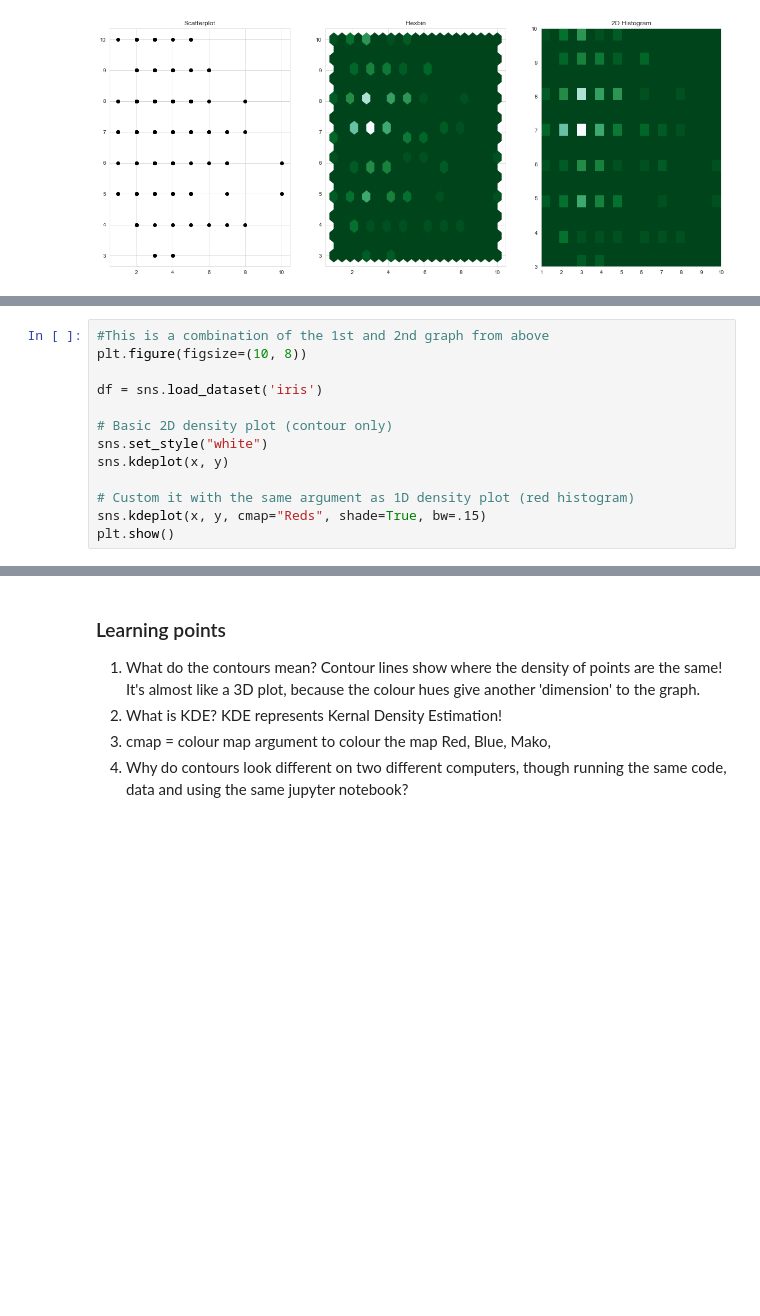
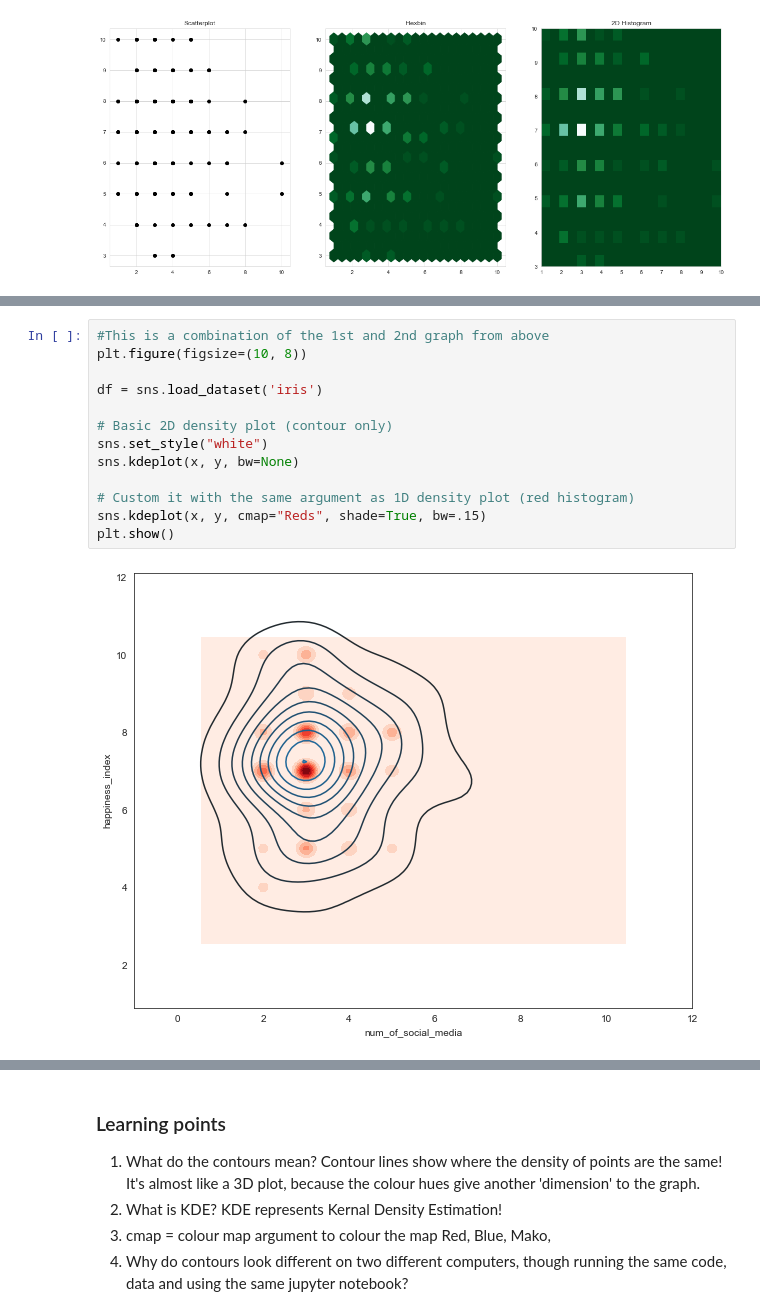
Before and after one commit to AllardQuek/The-pursuit-of-Happiness, a Jupyter notebook: Social_Media_and_Happiness.ipynb, the cells around one changed output, grey strips where cells are left out. Saved outputs shown, nothing was run; the diff lists cells and outputs as text; blank space fills up the shorter version.

```diff
--- a/Social_Media_and_Happiness.ipynb
+++ b/Social_Media_and_Happiness.ipynb
@@ -442,16 +445,18 @@ plt.show()
 # %%
 #This is a combination of the 1st and 2nd graph from above
 plt.figure(figsize=(10, 8))
 
 df = sns.load_dataset('iris')
 
 # Basic 2D density plot (contour only)
 sns.set_style("white")
-sns.kdeplot(x, y)
+sns.kdeplot(x, y, bw=None)
 
 # Custom it with the same argument as 1D density plot (red histogram)
 sns.kdeplot(x, y, cmap="Reds", shade=True, bw=.15)
 plt.show()
+# %% [output]
+[figure, added]
 # %%
 # https://python-graph-gallery.com/1136-2/
 plt.figure(figsize=(10, 8))
```
Also changed, not shown: parts of 2 cells of this notebook.
